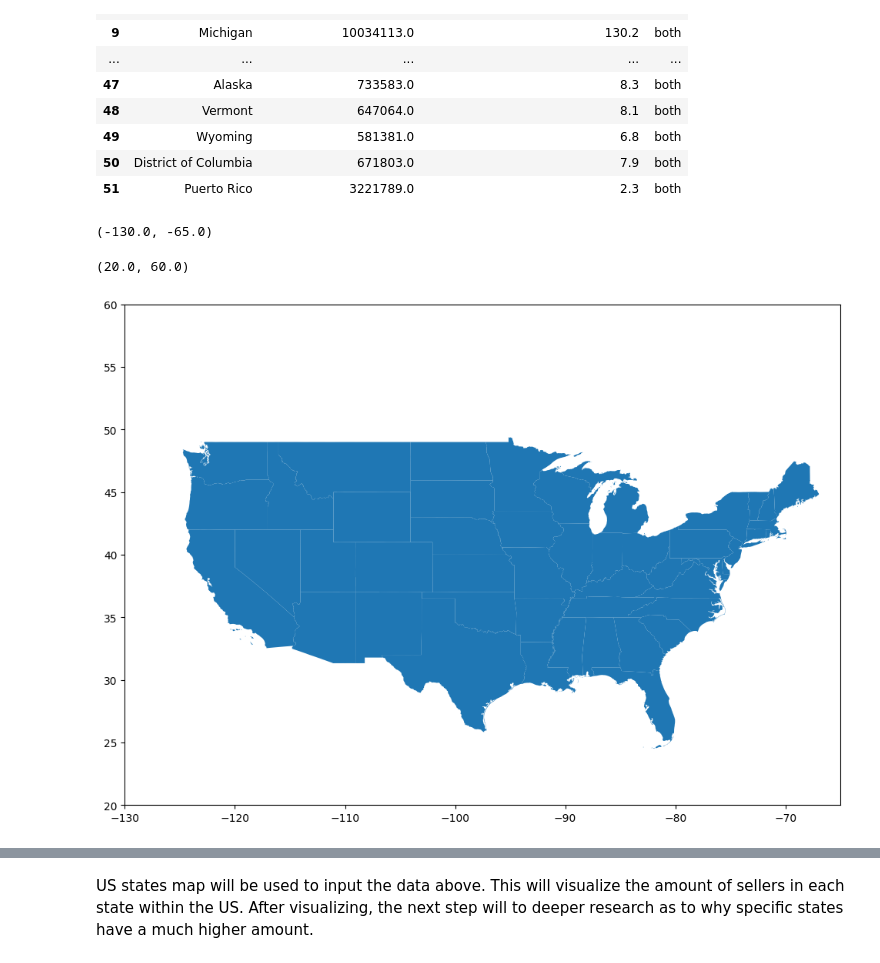
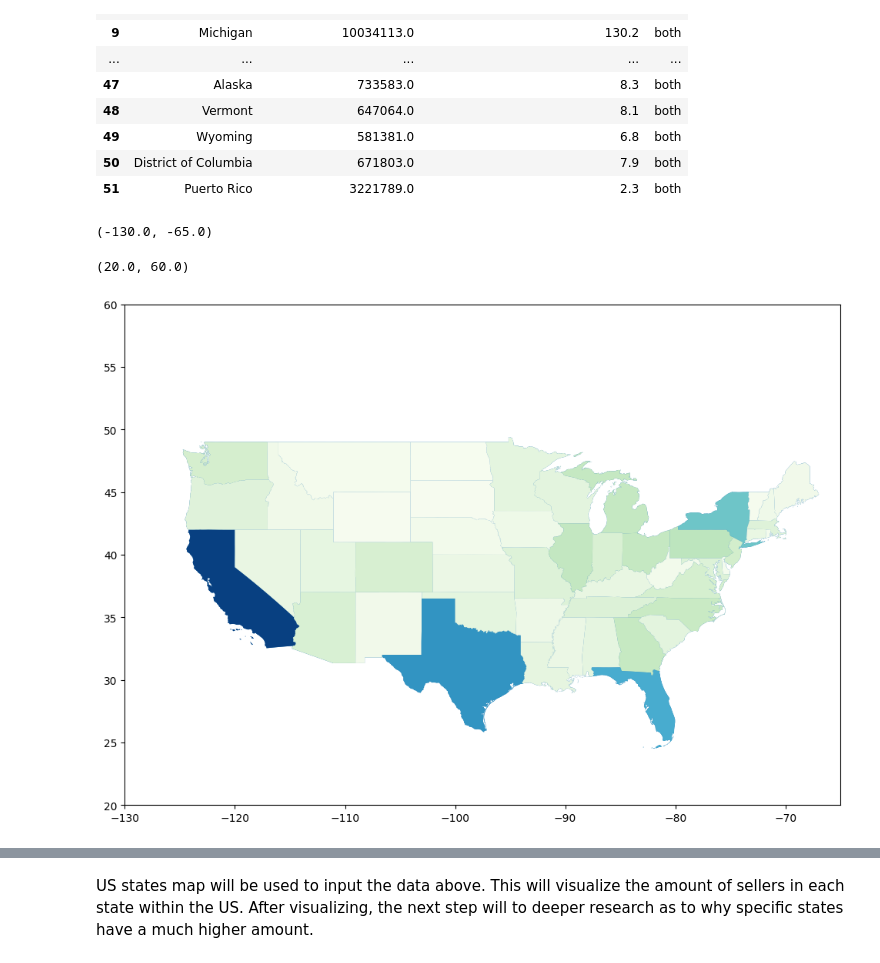
Before and after one commit to khagerthey/GIS, a Jupyter notebook: PS1.ipynb, the cells around one changed output, grey strips where cells are left out. Saved outputs shown, nothing was run; the diff lists cells and outputs as text; code cells hidden in the pictures.

```diff
--- a/PS1.ipynb
+++ b/PS1.ipynb
@@ -121,14 +121,17 @@ state_seller_compare
 # %%
 zip_ref = zipfile.ZipFile('cb_2018_us_state_5m.zip', 'r'); zip_ref.extractall(); zip_ref.close() #unzipping
 states_map = gpd.read_file('cb_2018_us_state_5m.shp')
 
 ax = states_map.plot(figsize = (12,12))
 ax.set_xlim(-130, -65)
 ax.set_ylim(20, 60)
+
+continental_map_data =states_map.join(state_seller_compare.set_index("US State"), on="NAME")
+new_map = continental_map_data.plot(column="Etsy Sellers in Thousands 2021", cmap="GnBu", ax=ax)
 # %% [output]
 (-130.0, -65.0)
 (20.0, 60.0)
-[figure, old version]
+[figure, new version]
 # %%
 continental_map_data =states_map.join(state_seller_compare.set_index("US State"), on="NAME")
 # %%
```
Also changed, not shown: parts of 3 cells of this notebook.
